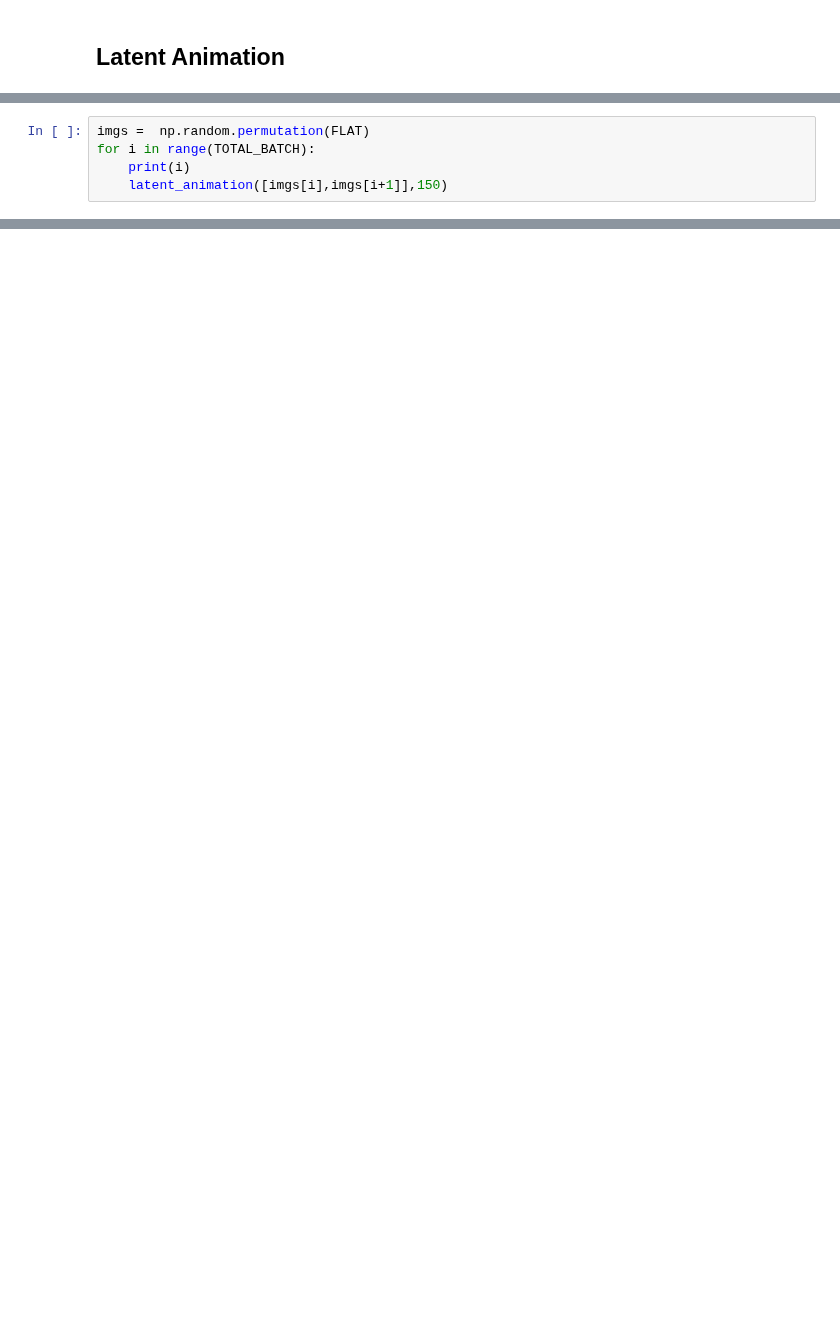
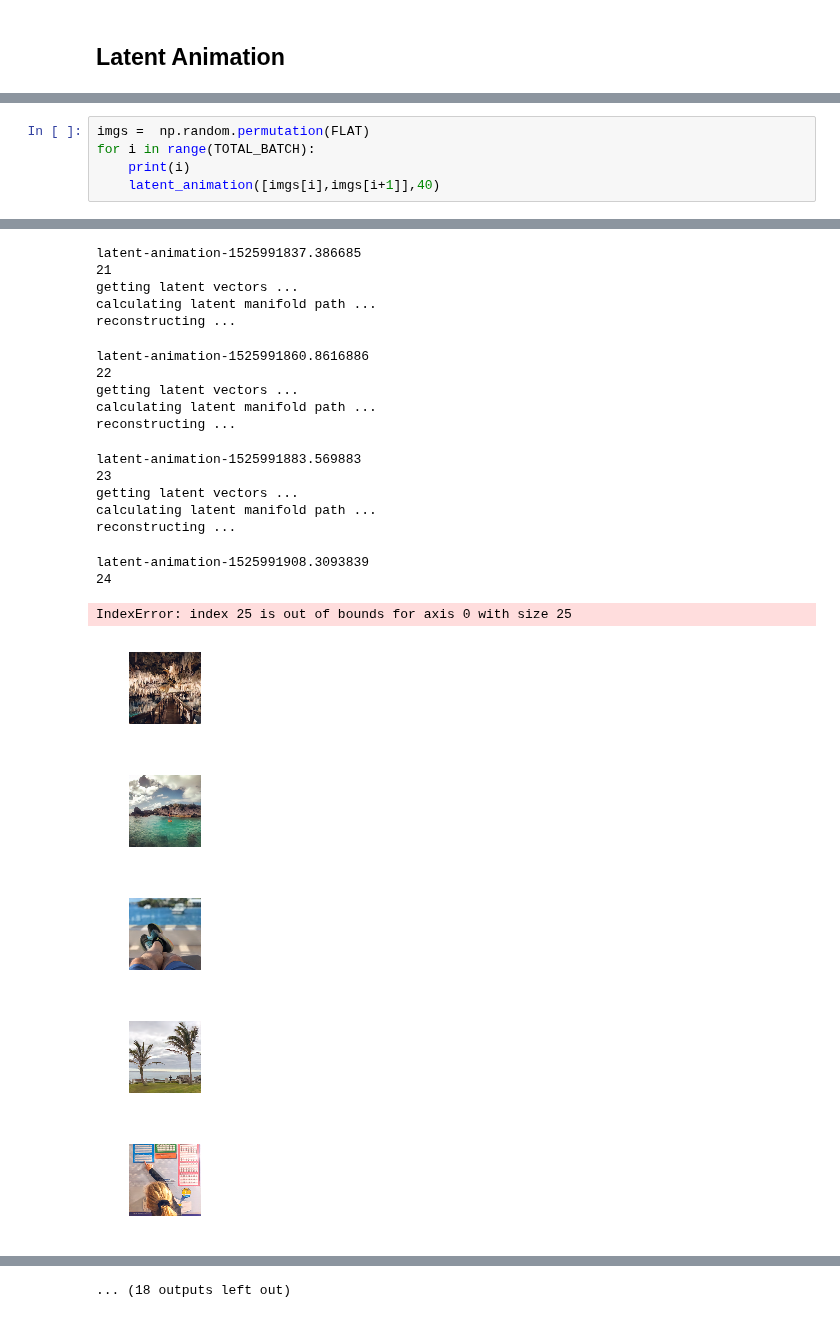
Before and after one commit to neurokinetikz/deep-pensieve, a Jupyter notebook: Deep Pensieve.ipynb, the cells around one changed output, grey strips where cells are left out. Drawn from its saved outputs; the diff is of its cells as text; blank space fills up the shorter version.

```diff
--- a/Deep Pensieve.ipynb
+++ b/Deep Pensieve.ipynb
@@ -474,4 +546,5 @@ random_latents(n_imgs=3,steps=50)
 imgs =  np.random.permutation(FLAT)
 for i in range(TOTAL_BATCH):
     print(i)
-    latent_animation([imgs[i],imgs[i+1]],150)
+    latent_animation([imgs[i],imgs[i+1]],40)
+# %% [output]
@@ -477,0 +568,23 @@ for i in range(TOTAL_BATCH):
+latent-animation-1525991837.386685
+21
+getting latent vectors ...
+calculating latent manifold path ...
+reconstructing ...
+latent-animation-1525991860.8616886
+22
+getting latent vectors ...
+calculating latent manifold path ...
+reconstructing ...
+latent-animation-1525991883.569883
+23
+getting latent vectors ...
+calculating latent manifold path ...
+reconstructing ...
+latent-animation-1525991908.3093839
+24
+IndexError: index 25 is out of bounds for axis 0 with size 25
+[figure, added]
+[figure, added]
+[figure, added]
+[figure, added]
+[figure, added]
@@ -477,0 +592 @@ for i in range(TOTAL_BATCH):
+... (18 outputs left out)
```
Also changed, not shown: parts of 13 cells of this notebook.
